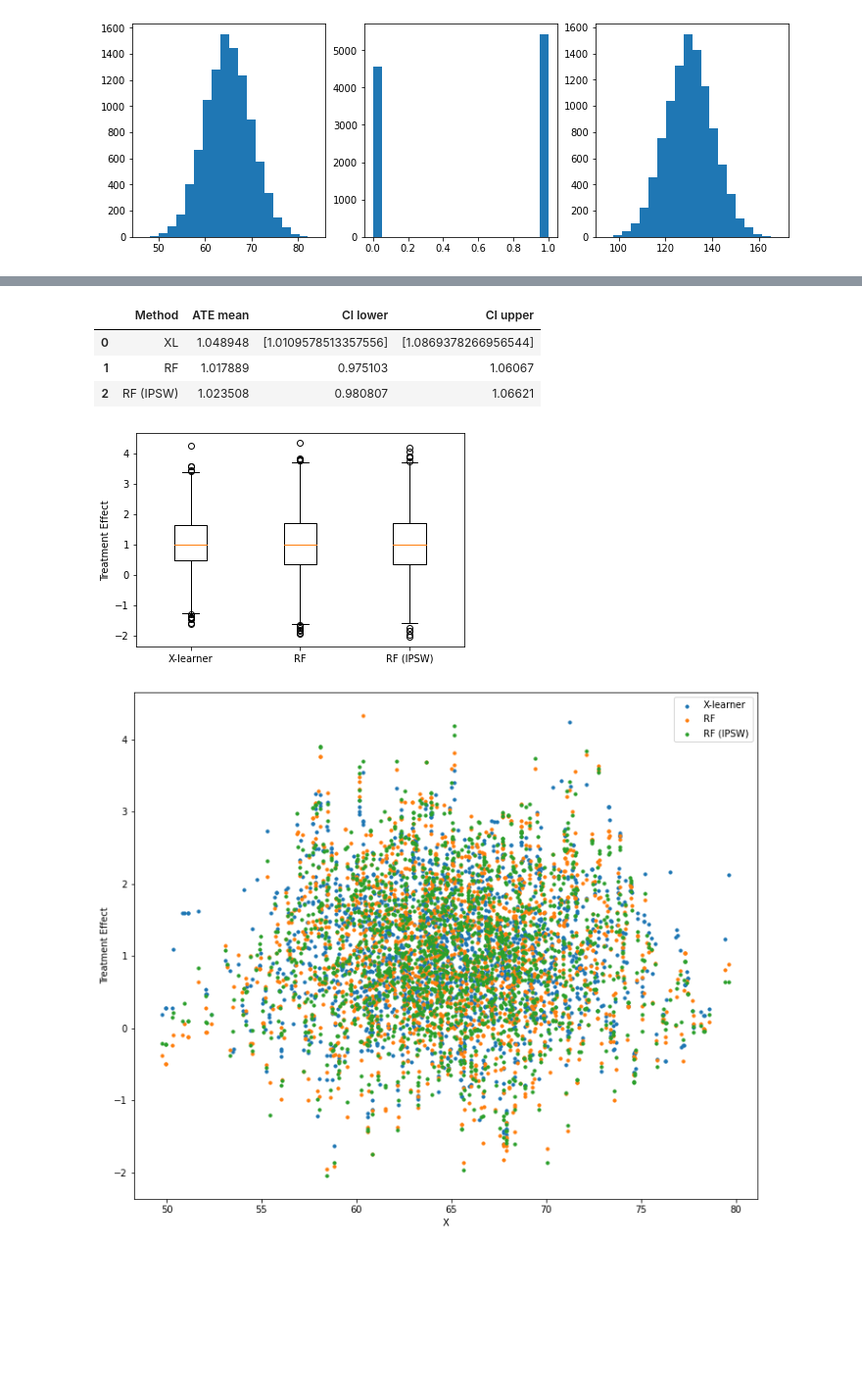
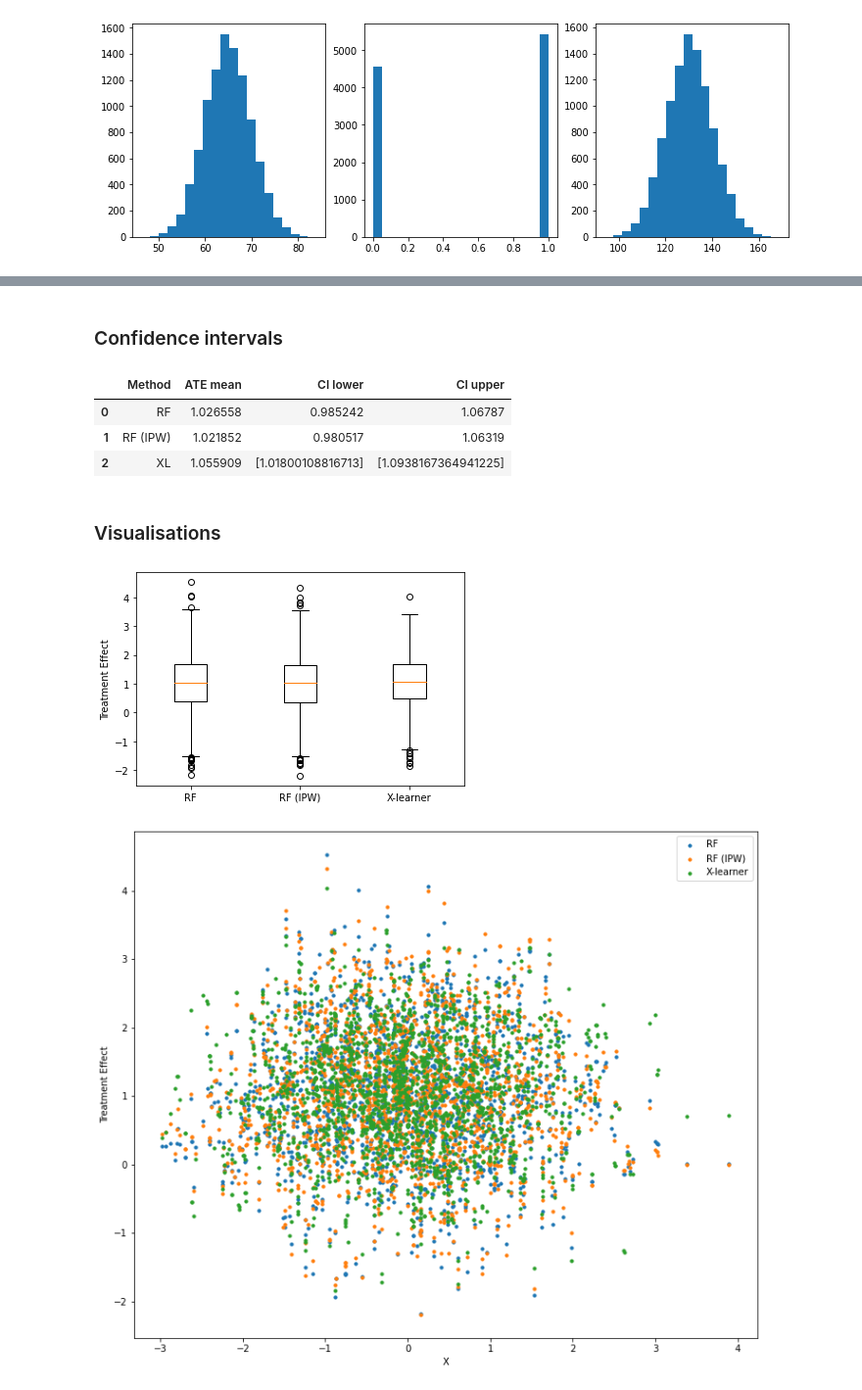
Before and after one commit to dmachlanski/ncrm-causality-2021, a Jupyter notebook: labs/day_2/Tutorial_Sodium.ipynb, the cells around one changed output, grey strips where cells are left out. Shown: that part at 98% size. Drawn from its saved outputs; the diff is of its cells as text; code cells hidden in the pictures; blank space fills up the shorter version.

```diff
--- a/labs/day_2/Tutorial_Sodium.ipynb
+++ b/labs/day_2/Tutorial_Sodium.ipynb
@@ -105,2 +165,6 @@ plt.show()
 # %%
 x_train, x_test, t_train, t_test, y_train, y_test = train_test_split(X, T, Y, test_size=0.2)
+
+scaler_x = StandardScaler()
+x_train = scaler_x.fit_transform(x_train)
+x_test = scaler_x.transform(x_test)
@@ -106,0 +232,6 @@ x_train, x_test, t_train, t_test, y_train, y_test = train_test_split(X, T, Y, te
+# %%
+def get_ps_weights(clf, x, t):
+  ti = np.squeeze(t)
+  clf.fit(x, ti)
+  ptx = clf.predict_proba(x).T[1].T + 0.0001
+  return ti / ptx + ((1.0 - ti) / (1.0 - ptx))
@@ -176,17 +304,19 @@ df
+# %% [markdown]
+### Confidence intervals
 # %%
 def mean_ci(data, ci=0.95):
   l_mean = np.mean(data)
   lower, upper = st.t.interval(ci, len(data)-1, loc=l_mean, scale=st.sem(data))
   return l_mean, lower, upper
 # %%
-xl_ate_bounds = mean_ci(xl_te_out)
 rf_ate_bounds = mean_ci(rf_te_out)
 rf_ipsw_ate_bounds = mean_ci(rf_ipsw_te_out)
+xl_ate_bounds = mean_ci(xl_te_out)
 
 results = []
+results.append(['RF', rf_ate_bounds[0], rf_ate_bounds[1], rf_ate_bounds[2]])
+results.append(['RF (IPW)', rf_ipsw_ate_bounds[0], rf_ipsw_ate_bounds[1], rf_ipsw_ate_bounds[2]])
 results.append(['XL', xl_ate_bounds[0], xl_ate_bounds[1], xl_ate_bounds[2]])
-results.append(['RF', rf_ate_bounds[0], rf_ate_bounds[1], rf_ate_bounds[2]])
-results.append(['RF (IPSW)', rf_ipsw_ate_bounds[0], rf_ipsw_ate_bounds[1], rf_ipsw_ate_bounds[2]])
 
 cols = ['Method', 'ATE mean', 'CI lower', 'CI upper']
 
@@ -194,26 +324,28 @@ df = pd.DataFrame(results, columns=cols)
 df
 # %% [output]
 |  | Method | ATE mean | CI lower | CI upper |
-| 0 | XL | 1.048948 | [1.0109578513357556] | [1.0869378266956544] |
-| 1 | RF | 1.017889 | 0.975103 | 1.06067 |
-| 2 | RF (IPSW) | 1.023508 | 0.980807 | 1.06621 |
+| 0 | RF | 1.026558 | 0.985242 | 1.06787 |
+| 1 | RF (IPW) | 1.021852 | 0.980517 | 1.06319 |
+| 2 | XL | 1.055909 | [1.01800108816713] | [1.0938167364941225] |
+# %% [markdown]
+### Visualisations
 # %%
 plt.figure()
-plt.boxplot([xl_te_out.flatten(), rf_te_out, rf_ipsw_te_out], labels=['X-learner', 'RF', 'RF (IPSW)'])
+plt.boxplot([rf_te_out, rf_ipsw_te_out, xl_te_out.flatten()], labels=['RF', 'RF (IPW)', 'X-learner'])
 plt.ylabel('Treatment Effect')
 
 plt.show()
 # %% [output]
-[figure, old version]
+[figure, new version]
 # %%
 plt.figure(figsize=(12, 10))
 m_size = 10
+plt.scatter(x_test, rf_te_out, label="RF", s=m_size)
+plt.scatter(x_test, rf_ipsw_te_out, label="RF (IPW)", s=m_size)
 plt.scatter(x_test, xl_te_out, label="X-learner", s=m_size)
-plt.scatter(x_test, rf_te_out, label="RF", s=m_size)
-plt.scatter(x_test, rf_ipsw_te_out, label="RF (IPSW)", s=m_size)
 plt.xlabel('X')
 plt.ylabel('Treatment Effect')
 plt.legend()
 plt.show()
 # %% [output]
-[figure, old version]
+[figure, new version]
```
Also changed, not shown: parts of 38 cells of this notebook.
